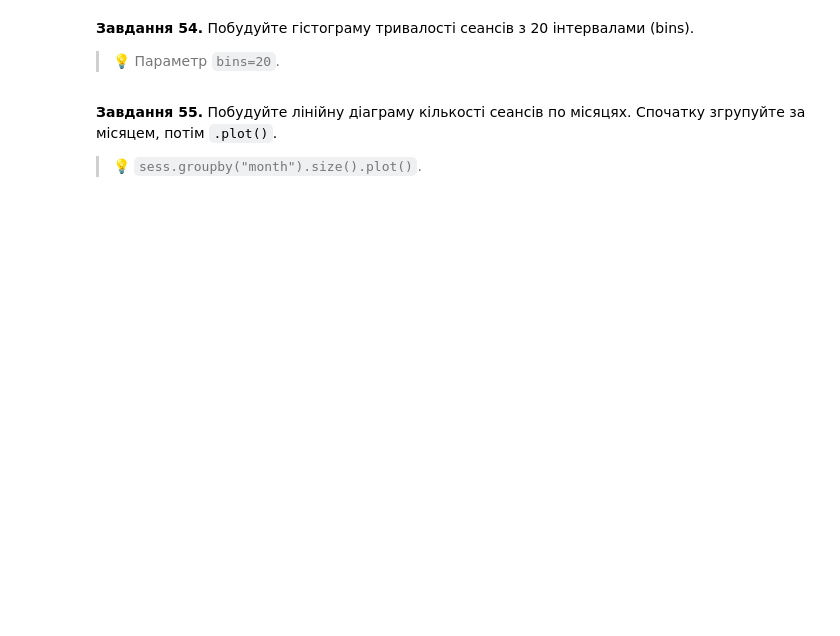
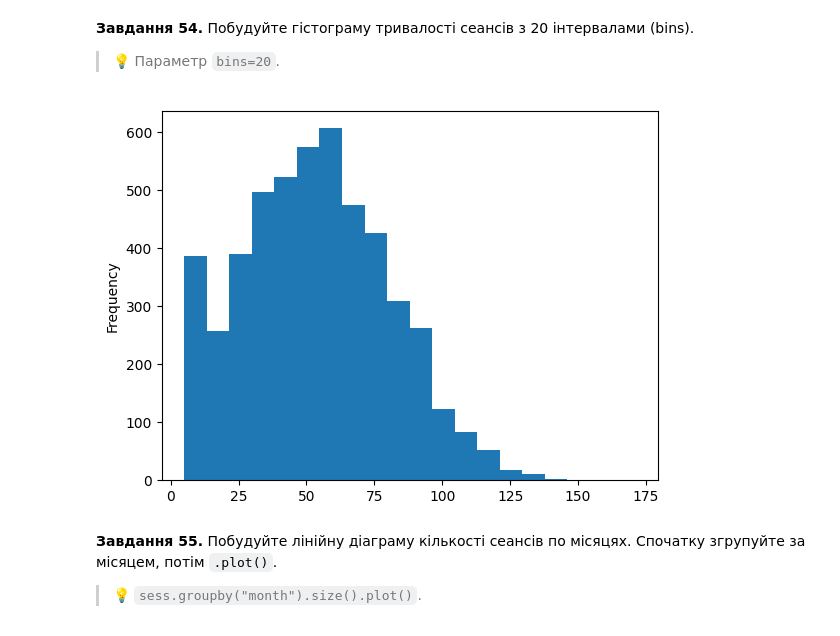
Before and after one commit to edik06031-rgb/DTA_2026, a Jupyter notebook: HW/Pandas_viz_practice.ipynb, the cells around one changed output. Cells and saved outputs as stored; diff of their text form; code cells hidden in the pictures; blank space fills up the shorter version.

```diff
--- a/HW/Pandas_viz_practice.ipynb
+++ b/HW/Pandas_viz_practice.ipynb
@@ -717,4 +717,5 @@ subs.pivot_table(index='country',values=['subscriber_id', 'monthly_fee'],aggfunc
 **Завдання 37.** Додайте до таблиці `sess` стовпець `month` — місяць сеансу.
 # %%
 # Завдання 37:
-sess.dt.month
+sess['month'] = sess['date'].dt.month
+sess
@@ -724,3 +739,5 @@ sess.dt.month
 > 💡 `.dt.day_name()`.
 # %%
 # Завдання 38:
+sess["weekday"]= sess["date"].dt.day_name()
+sess
@@ -758,0 +834,8 @@ sess.dt.month
+# %%
+# Завдання 44:
+sess['month'] = sess['date'].dt.month
+
+sess_2024 = sess[sess['date'].dt.year == 2024]
+
+result = sess_2024.groupby('month').size().sort_values(ascending=False).head(1)
+result
@@ -848,3 +1012,9 @@ pandas вміє будувати швидкі графіки прямо з да
+# %%
+# Завдання 54:
+sess['duration_min'].plot(kind='hist', bins=20)
+plt.show()
+# %% [output]
+[figure, added]
 # %% [markdown]
 **Завдання 55.** Побудуйте лінійну діаграму кількості сеансів по місяцях. Спочатку згрупуйте за місяцем, потім `.plot()`.
 
```
Also changed, not shown: parts of 39 cells of this notebook.
